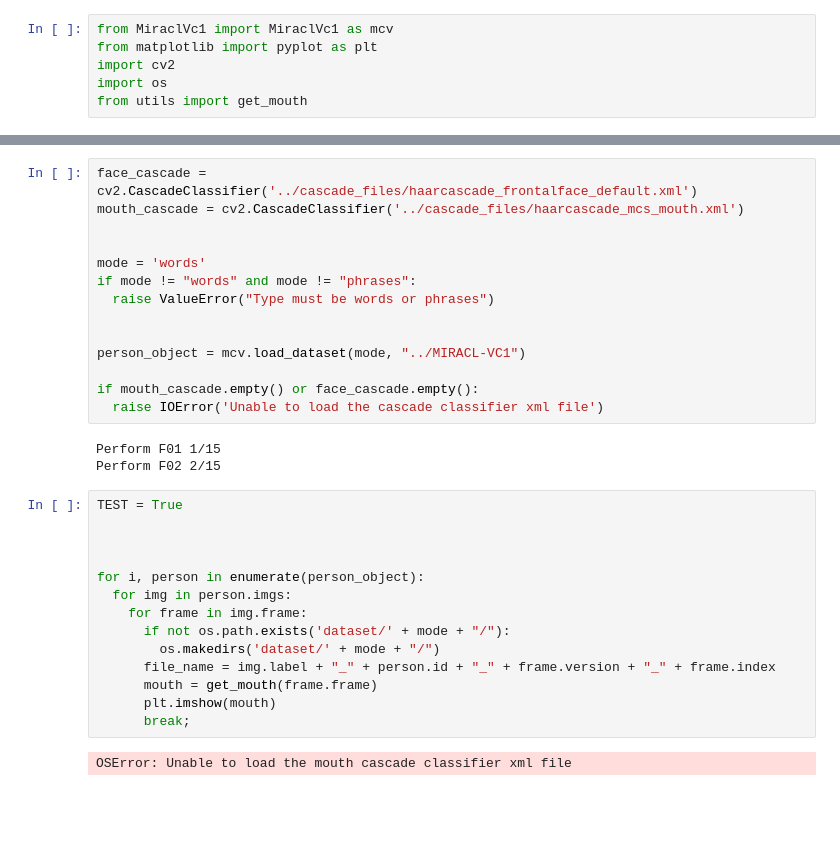
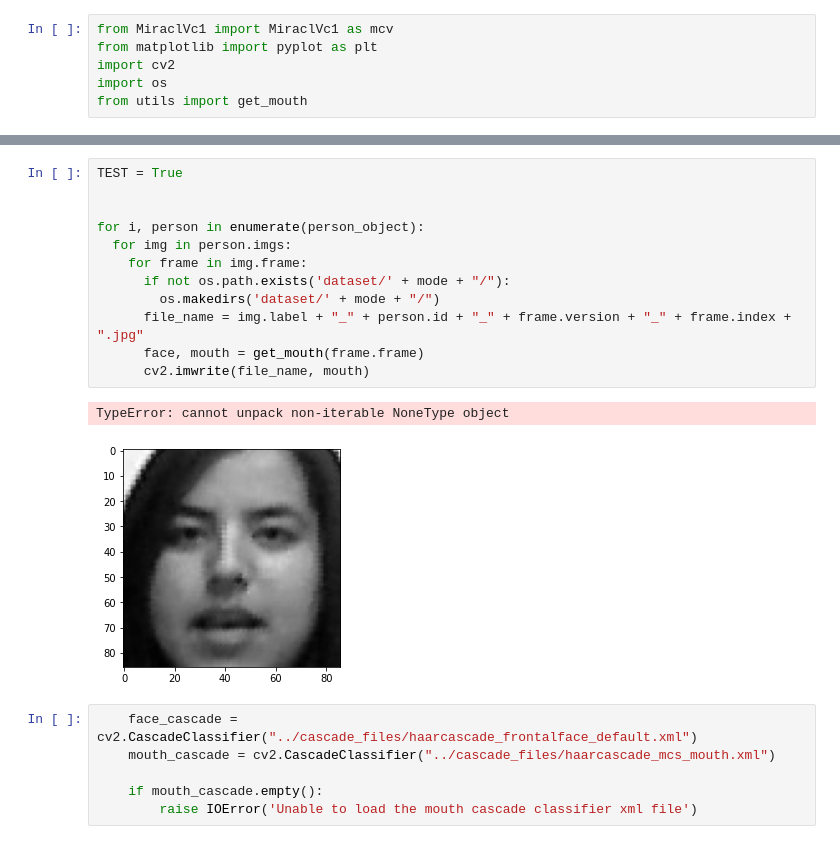
Before and after one commit to davidebassan/Lips-Reading, a Jupyter notebook: preprocessing/mouth.ipynb, the cells around one changed output, grey strips where cells are left out. Cells and saved outputs as stored; diff of their text form; blank space fills up the shorter version.

```diff
--- a/preprocessing/mouth.ipynb
+++ b/preprocessing/mouth.ipynb
@@ -7,33 +16,21 @@ from utils import get_mouth
+# %%
+TEST = True
+
+
+for i, person in enumerate(person_object):
+  for img in person.imgs:
+    for frame in img.frame:
+      if not os.path.exists('dataset/' + mode + "/"):
+        os.makedirs('dataset/' + mode + "/")
+      file_name = img.label + "_" + person.id + "_" + frame.version + "_" + frame.index + ".jpg"
+      face, mouth = get_mouth(frame.frame)
+      cv2.imwrite(file_name, mouth)
+# %% [output]
+TypeError: cannot unpack non-iterable NoneType object
+[figure, added]
 # %%
-face_cascade = cv2.CascadeClassifier('../cascade_files/haarcascade_frontalface_default.xml')
-mouth_cascade = cv2.CascadeClassifier('../cascade_files/haarcascade_mcs_mouth.xml')
+    face_cascade = cv2.CascadeClassifier("../cascade_files/haarcascade_frontalface_default.xml")
+    mouth_cascade = cv2.CascadeClassifier("../cascade_files/haarcascade_mcs_mouth.xml")
 
-
-mode = 'words'
-if mode != "words" and mode != "phrases":
-  raise ValueError("Type must be words or phrases")
-
-
-person_object = mcv.load_dataset(mode, "../MIRACL-VC1")
-
-if mouth_cascade.empty() or face_cascade.empty():
-  raise IOError('Unable to load the cascade classifier xml file')
+    if mouth_cascade.empty():
+        raise IOError('Unable to load the mouth cascade classifier xml file')
-# %% [output]
-Perform F01 1/15
-Perform F02 2/15
-# %%
-TEST = True
-
-
-
-for i, person in enumerate(person_object):
-  for img in person.imgs:
-    for frame in img.frame:
-      if not os.path.exists('dataset/' + mode + "/"):
-        os.makedirs('dataset/' + mode + "/")
-      file_name = img.label + "_" + person.id + "_" + frame.version + "_" + frame.index
-      mouth = get_mouth(frame.frame)
-      plt.imshow(mouth)
-      break;
-# %% [output]
-OSError: Unable to load the mouth cascade classifier xml file
```
Also changed, not shown: parts of 1 cell of this notebook, 3 other files.
